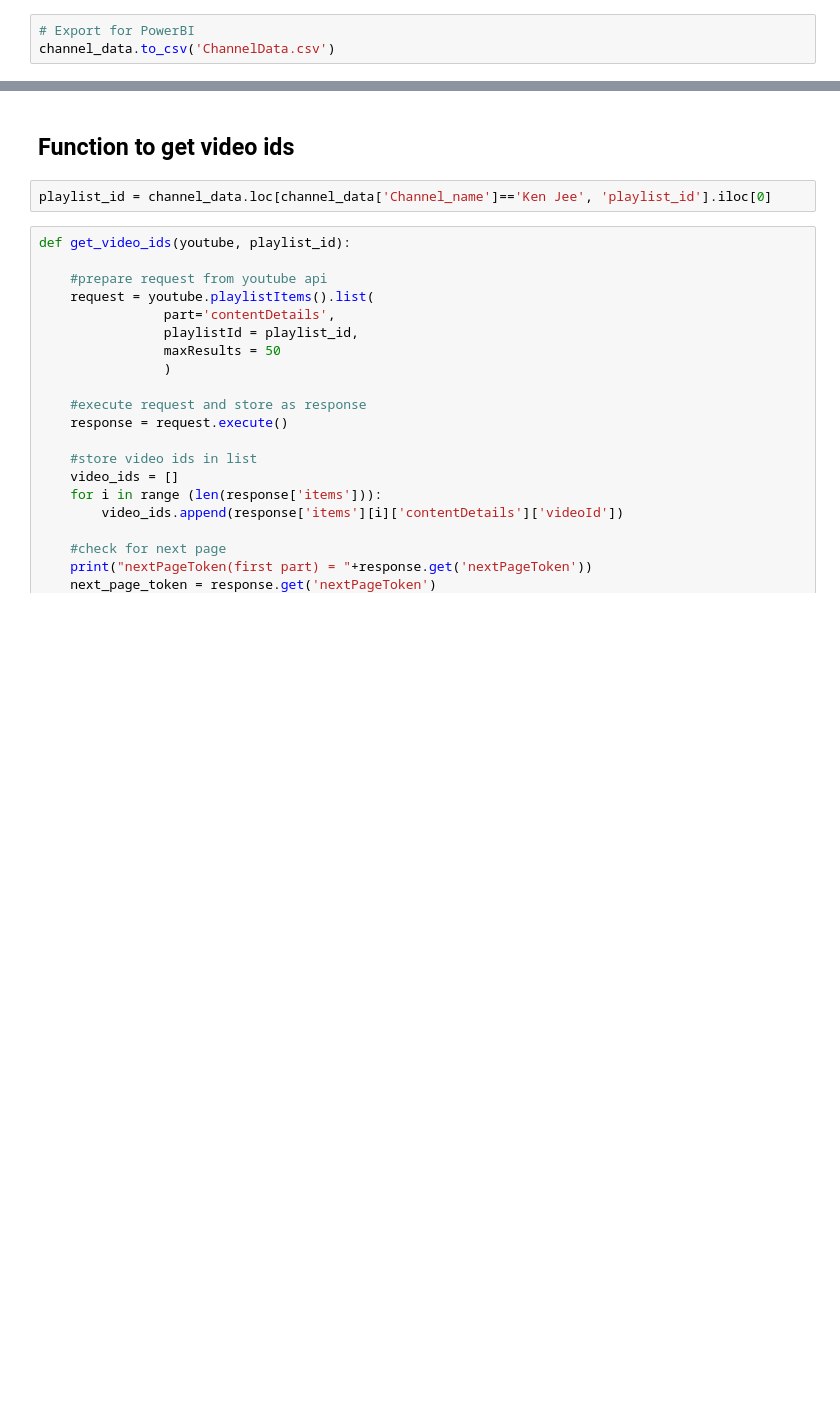
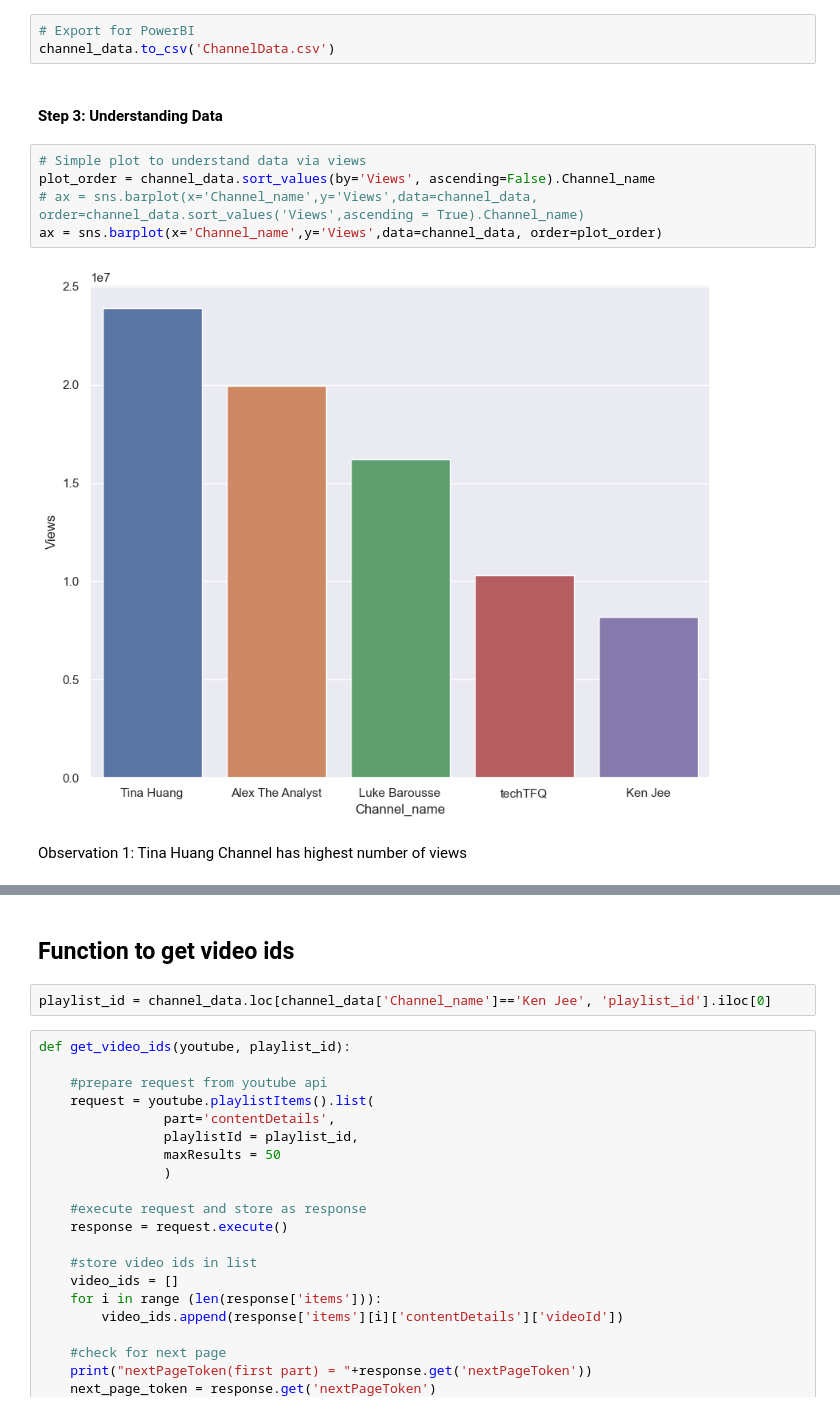
Before and after one commit to zacaugustzac/TrendingTopicForContentCreatorProject, a Jupyter notebook: ContentCreatorAnalysis.ipynb, the cells around one changed output, grey strips where cells are left out. Drawn from its saved outputs; the diff is of its cells as text; blank space fills up the shorter version.

```diff
--- a/ContentCreatorAnalysis.ipynb
+++ b/ContentCreatorAnalysis.ipynb
@@ -101,4 +101,15 @@ channel_data.dtypes
 # %%
 # Export for PowerBI
 channel_data.to_csv('ChannelData.csv')
+# %% [markdown]
+#### Step 3: Understanding Data
+# %%
+# Simple plot to understand data via views
+plot_order = channel_data.sort_values(by='Views', ascending=False).Channel_name
+# ax = sns.barplot(x='Channel_name',y='Views',data=channel_data, order=channel_data.sort_values('Views',ascending = True).Channel_name)
+ax = sns.barplot(x='Channel_name',y='Views',data=channel_data, order=plot_order)
+# %% [output]
+[figure, added]
+# %% [markdown]
+Observation 1: Tina Huang Channel has highest number of views
 # %%
```
Also changed, not shown: parts of 17 cells of this notebook, 4 other files.
